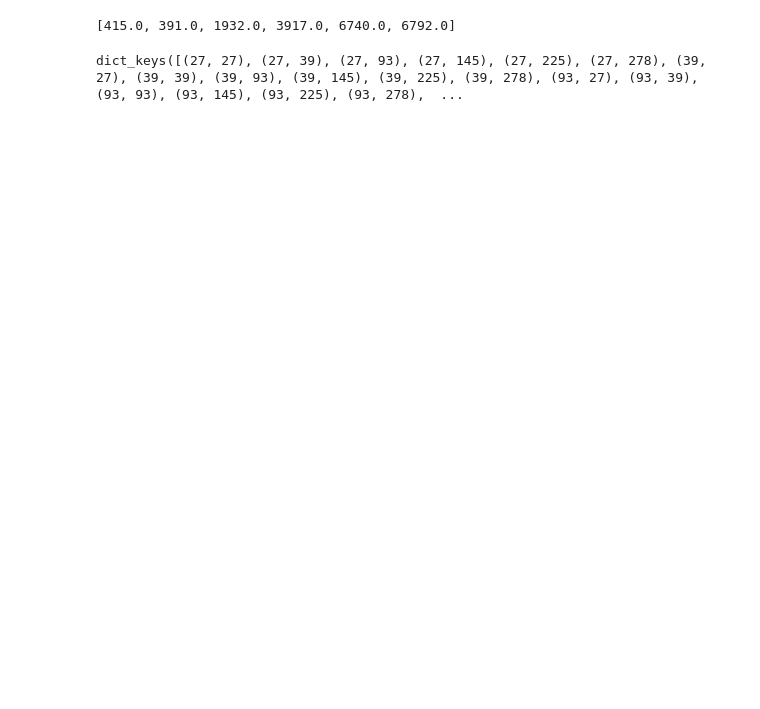
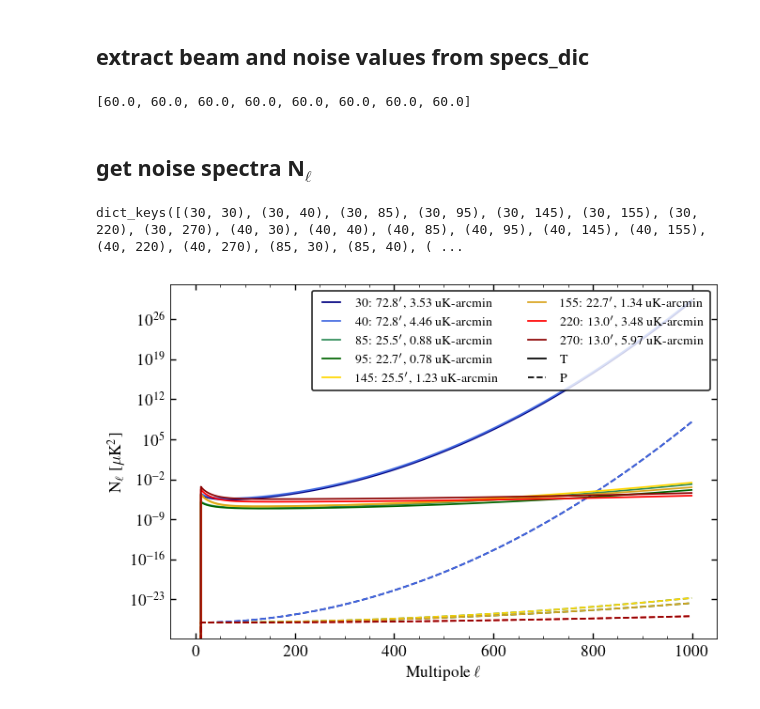
Before and after one commit to sriniraghunathan/DRAFT, a Jupyter notebook: lowell_BB/get_ilc_weights_and_residuals.ipynb, the cells around one changed output. Cells and saved outputs as stored; diff of their text form; code cells hidden in the pictures; blank space fills up the shorter version.

```diff
--- a/lowell_BB/get_ilc_weights_and_residuals.ipynb
+++ b/lowell_BB/get_ilc_weights_and_residuals.ipynb
@@ -54,3 +58,5 @@ which_spec_arr = ['BB']
+# %% [markdown]
+## extract beam and noise values from specs_dic
 # %%
 #beam and noise arr
 beamarr = []
@@ -66,9 +72,9 @@ for freq in freqarr:
     alphakneearr_T.append(alphaknee_T)
     alphakneearr_P.append(alphaknee_P)
 
-print(elkneearr_T)
+print(elkneearr_P)
 # %% [output]
-[415.0, 391.0, 1932.0, 3917.0, 6740.0, 6792.0]
+[60.0, 60.0, 60.0, 60.0, 60.0, 60.0, 60.0, 60.0]
 # %%
 #collect beam and noise into a dic; elknee and alpha into a dic
 beam_noise_dic = {}
@@ -85,29 +93,49 @@ for TP in TParr:
         beam_noise_dic[TP][freq] = [beam, noise]
         elknee_dic[TP][freq] = [elknee, alphaknee]
+# %% [markdown]
+## get noise spectra N$_{\ell}$
 # %%
 #get beam deconvolved noise nls
 nl_dic = {}
 for TP in TParr:
     nl_dic[TP]={}
     for freq1 in freqarr:
         beamval1, noiseval1 = beam_noise_dic[TP][freq1]
         elknee1, alphaknee1 = elknee_dic[TP][freq1]
         for freq2 in freqarr:
             beamval2, noiseval2 = beam_noise_dic[TP][freq2]
             elknee2, alphaknee2 = elknee_dic[TP][freq2]
 
             if freq1 == freq2:
                 nl = misc.get_nl(noiseval1, el, beamval1, elknee = elknee1, alphaknee = alphaknee1)
             else:
                 if freq2 in corr_noise_bands[freq1]:
                     nl = misc.get_nl(noiseval1, el, beamval1, elknee = elknee1, alphaknee = alphaknee1, \
                                      beamval2 = beamval2, noiseval2 = noiseval2, elknee2 = elknee2, alphaknee2 = alphaknee2, rho = rho)
                 else:
                     nl = np.zeros( len(el) )
             nl[el<=param_dict['lmin']] = 0.
-
             nl_dic[TP][(freq1, freq2)] = nl
 
 print(nl_dic['T'].keys())
+
+if (1):#get beam deconvolved noise nls
+    ax = subplot(111, yscale = 'log')
+    for freq in freqarr:
+        beamval, noiseval = beam_noise_dic[TP][freq]
+        if noiseval == 1e-10: continue
+        for TP in TParr:
+            if TP == 'P':
+                labval = r'%s: %s$^{\prime}$, %.2f uK-arcmin' %(freq, beamval, noiseval)
+                lsval = '-'
+            else:
+                labval = None
+                lsval = '--'
+            plot(el, nl_dic[TP][(freq, freq)], ls = lsval, label = labval, color = colordic[freq])
+    plot([], [], 'k-', label = r'T')
+    plot([], [], 'k--', label = r'P')
+    legend(loc = 1, fontsize = 8, ncol = 2)
+    xlabel(r'Multipole $\ell$'); ylabel(r'N$_{\ell}$ [$\mu$K$^{2}$]')
 # %% [output]
-dict_keys([(27, 27), (27, 39), (27, 93), (27, 145), (27, 225), (27, 278), (39, 27), (39, 39), (39, 93), (39, 145), (39, 225), (39, 278), (93, 27), (93, 39), (93, 93), (93, 145), (93, 225), (93, 278),  ...
+dict_keys([(30, 30), (30, 40), (30, 85), (30, 95), (30, 145), (30, 155), (30, 220), (30, 270), (40, 30), (40, 40), (40, 85), (40, 95), (40, 145), (40, 155), (40, 220), (40, 270), (85, 30), (85, 40), ( ...
+[figure, added]
```
Also changed, not shown: parts of 24 cells of this notebook, 5 other files.
